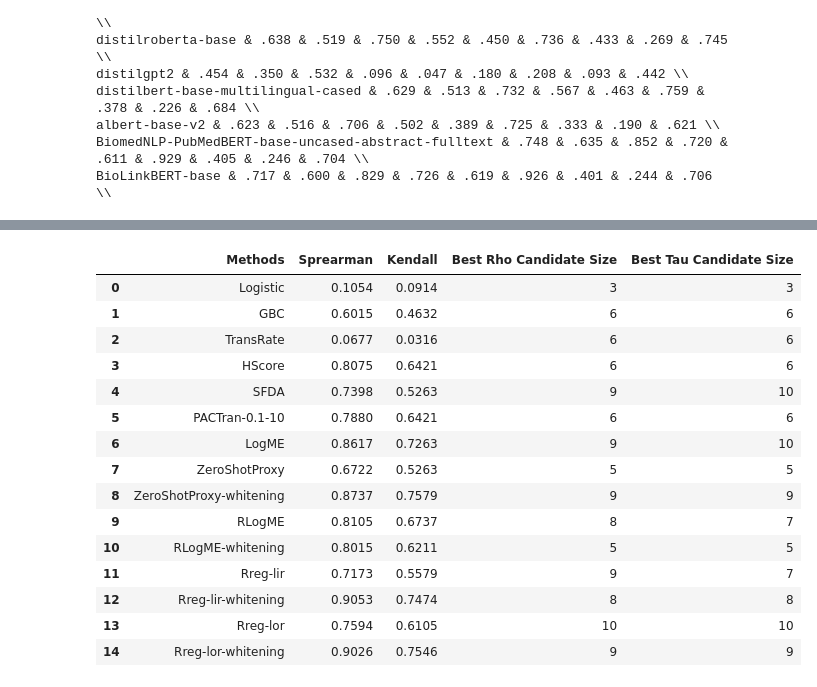
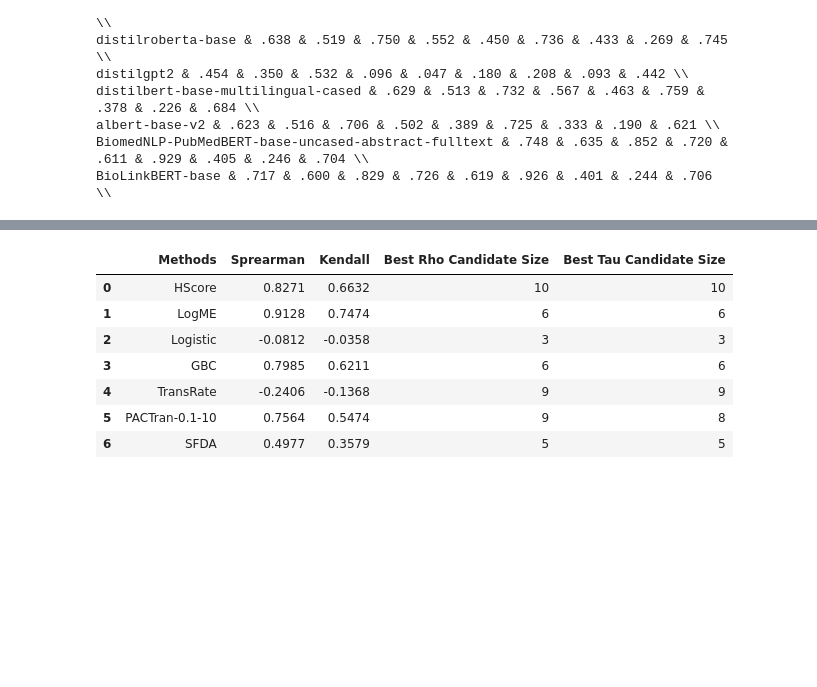
Before and after one commit to KOU-201270/model-selection, a Jupyter notebook: eval_model_selection.ipynb, the cells around one changed output, grey strips where cells are left out. Cells and saved outputs as stored; diff of their text form; code cells hidden in the pictures; blank space fills up the shorter version.

```diff
--- a/eval_model_selection.ipynb
+++ b/eval_model_selection.ipynb
@@ -287,13 +407,0 @@ main_results['bioasq9b']["10"]["r5"]["mean"]
-# %%
-ALL_METHODS = [
-    "RLogME",
-    "RLogME-whitening",
-    "Rreg-lir",
-    "Rreg-lir-whitening",
-    "Rreg-lor",
-    "Rreg-lor-whitening",
-]
-
-tuned_setting = "best"
-_, RLogME_p1_results = summarize_results(CANDIDATE_SIZES, tuned_results, tuned_setting, "p1")
-_, RLogME_r10_results = summarize_results(CANDIDATE_SIZES, tuned_results, tuned_setting, "r10")
@@ -396,0 +458,7 @@ pd.DataFrame(best_results['bioasq9b']['mrr'])
+# %%
+all_results, main_results = summarize_results(CANDIDATE_SIZES, tuned_results, tuned_setting, "mrr", False)
+get_final_score(0.5, ["scifact"])
+all_results_aggregate, main_results_aggregate = summarize_results(CANDIDATE_SIZES, tuned_results, tuned_setting, "mrr", True)
+# %%
+best_results = extract_best_results(main_results, ["scifact"])
+best_results_aggregate = extract_best_results(main_results_aggregate, ["scifact"])
@@ -454,20 +528,12 @@ pd.DataFrame(best_results['scifact']['mrr'])
 # %%
-pd.DataFrame(best_results['scifact']['p1'])
+pd.DataFrame(best_results_aggregate['bioasq9b']['p1'])
 # %% [output]
 |  | Methods | Sprearman | Kendall | Best Rho Candidate Size | Best Tau Candidate Size |
-| 0 | Logistic | 0.1054 | 0.0914 | 3 | 3 |
-| 1 | GBC | 0.6015 | 0.4632 | 6 | 6 |
-| 2 | TransRate | 0.0677 | 0.0316 | 6 | 6 |
-| 3 | HScore | 0.8075 | 0.6421 | 6 | 6 |
-| 4 | SFDA | 0.7398 | 0.5263 | 9 | 10 |
-| 5 | PACTran-0.1-10 | 0.7880 | 0.6421 | 6 | 6 |
-| 6 | LogME | 0.8617 | 0.7263 | 9 | 10 |
-| 7 | ZeroShotProxy | 0.6722 | 0.5263 | 5 | 5 |
-| 8 | ZeroShotProxy-whitening | 0.8737 | 0.7579 | 9 | 9 |
-| 9 | RLogME | 0.8105 | 0.6737 | 8 | 7 |
-| 10 | RLogME-whitening | 0.8015 | 0.6211 | 5 | 5 |
-| 11 | Rreg-lir | 0.7173 | 0.5579 | 9 | 7 |
-| 12 | Rreg-lir-whitening | 0.9053 | 0.7474 | 8 | 8 |
-| 13 | Rreg-lor | 0.7594 | 0.6105 | 10 | 10 |
-| 14 | Rreg-lor-whitening | 0.9026 | 0.7546 | 9 | 9 |
+| 0 | HScore | 0.8271 | 0.6632 | 10 | 10 |
+| 1 | LogME | 0.9128 | 0.7474 | 6 | 6 |
+| 2 | Logistic | -0.0812 | -0.0358 | 3 | 3 |
+| 3 | GBC | 0.7985 | 0.6211 | 6 | 6 |
+| 4 | TransRate | -0.2406 | -0.1368 | 9 | 9 |
+| 5 | PACTran-0.1-10 | 0.7564 | 0.5474 | 9 | 8 |
+| 6 | SFDA | 0.4977 | 0.3579 | 5 | 5 |
 # %%
```
Also changed, not shown: parts of 37 cells of this notebook.
